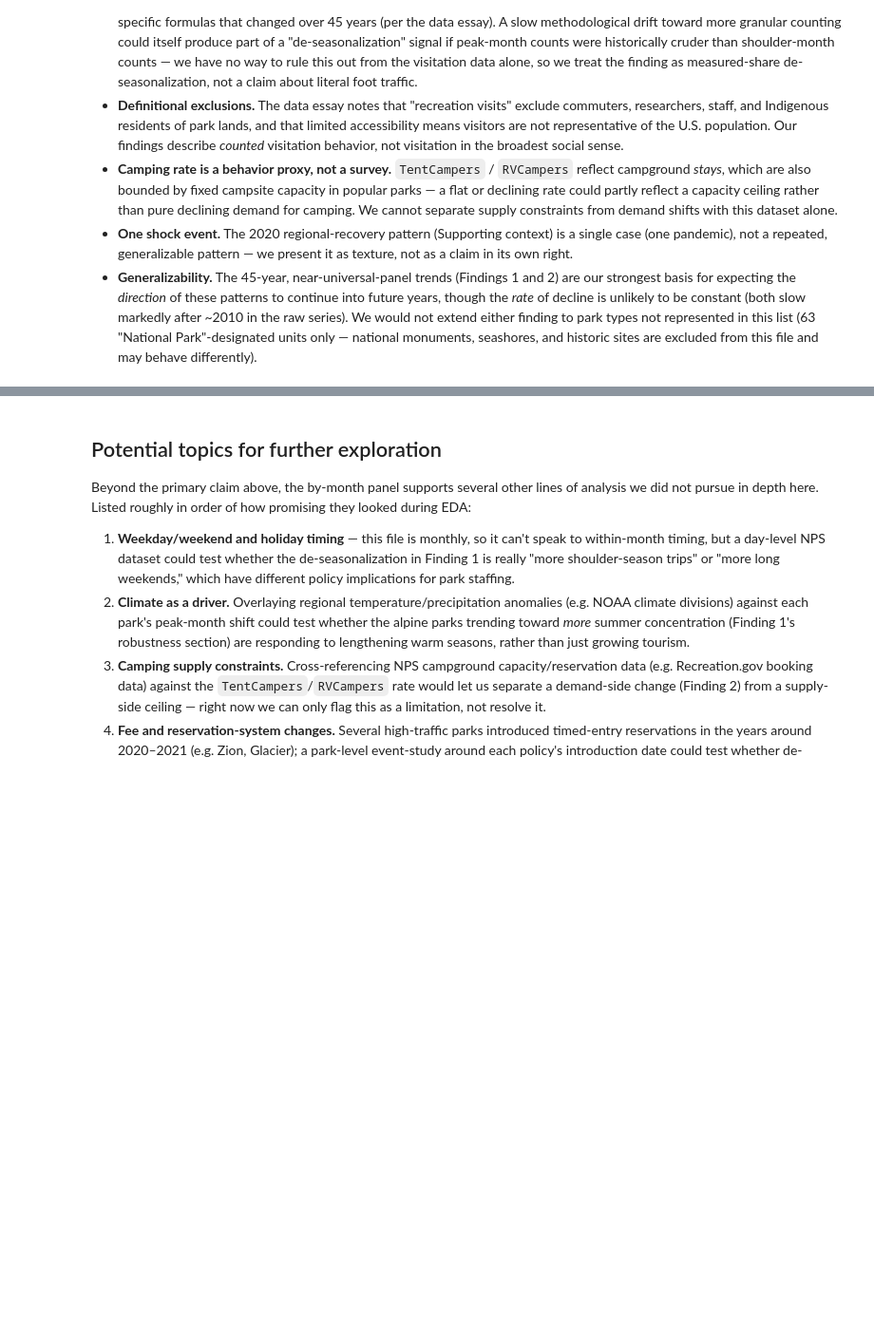
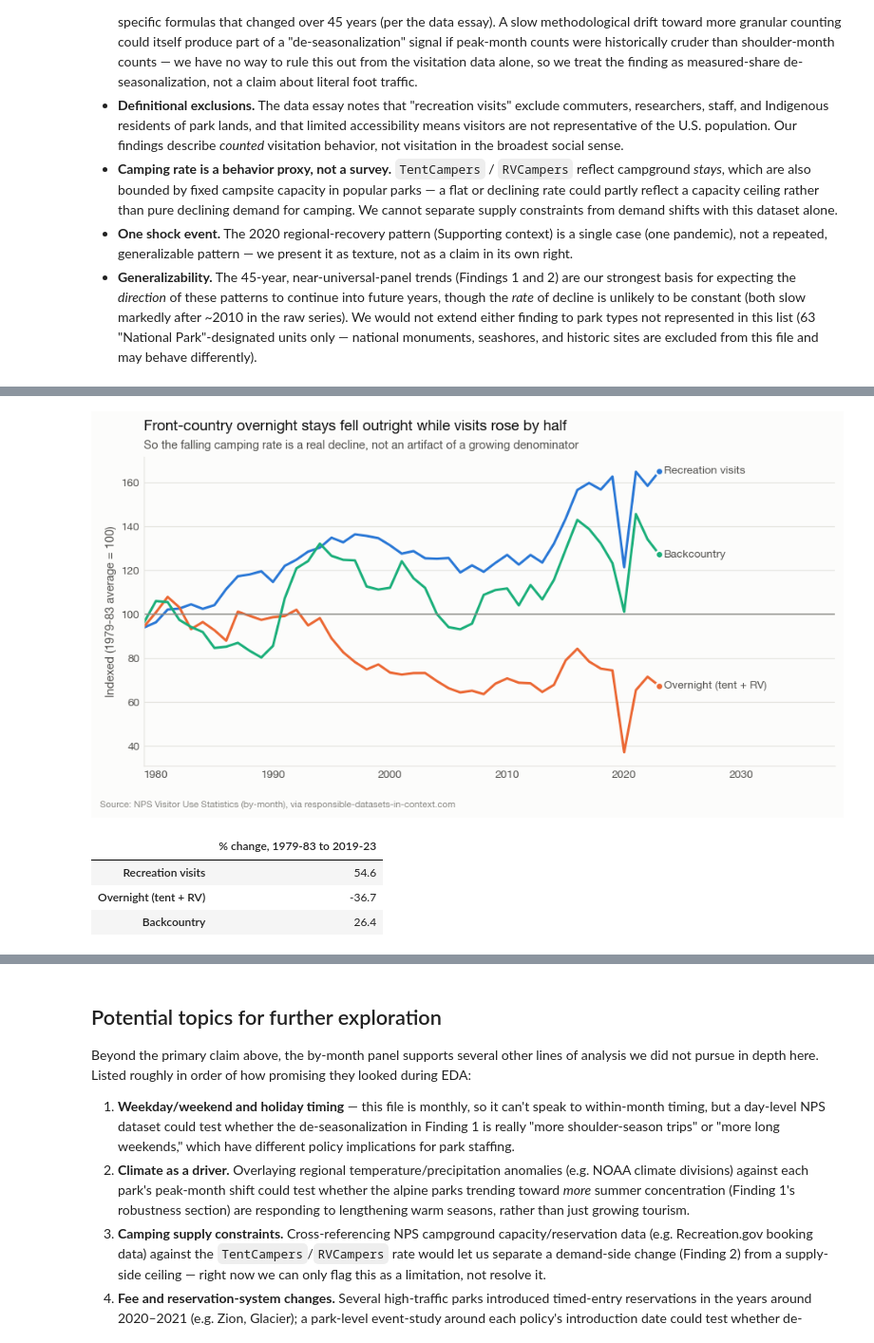
Before and after one commit to sikandaral/SI_699_mini_project, a Jupyter notebook: notebooks/sikandar_eda.ipynb, the cells around one changed output, grey strips where cells are left out. Shown at 95% size. Drawn from its saved outputs; the diff is of its cells as text; code cells hidden in the pictures; blank space fills up the shorter version.

```diff
--- a/notebooks/sikandar_eda.ipynb
+++ b/notebooks/sikandar_eda.ipynb
@@ -710,0 +697,29 @@ visits already), so the same measures might behave quite differently there.
+# %%
+annual_tot = df.groupby("Year")[["RecreationVisits", "TentCampers", "RVCampers", "Backcountry"]].sum()
+annual_tot["Overnight (tent + RV)"] = annual_tot.TentCampers + annual_tot.RVCampers
+absolute = annual_tot[["RecreationVisits", "Overnight (tent + RV)", "Backcountry"]].rename(
+    columns={"RecreationVisits": "Recreation visits"})
+abs_change = (absolute.loc[2019:2023].mean() / absolute.loc[1979:1983].mean() - 1) * 100
+abs_indexed = absolute.div(absolute.loc[1979:1983].mean()) * 100
+
+fig, ax = npviz.new_figure(8.6, 4.4)
+for col, color in zip(abs_indexed.columns, [npviz.BLUE, npviz.ORANGE, npviz.AQUA]):
+    ax.plot(abs_indexed.index, abs_indexed[col], color=color, lw=2)
+    npviz.end_label(ax, abs_indexed.index[-1], abs_indexed[col].iloc[-1], col, color=color)
+ax.axhline(100, color=npviz.TEXT_MUTED, lw=1)
+ax.set_xlim(1979, 2038)
+ax.set_ylabel("Indexed (1979-83 average = 100)")
+npviz.title(ax, "Front-country overnight stays fell outright while visits rose by half",
+            "So the falling camping rate is a real decline, not an artifact of a growing denominator")
+npviz.source_note(fig)
+npviz.save(fig, "12_absolute_overnight")
+plt.tight_layout()
+plt.show()
+
+abs_change.round(1).rename("% change, 1979-83 to 2019-23").to_frame()
+# %% [output]
+[figure, added]
+|  | % change, 1979-83 to 2019-23 |
+| Recreation visits | 54.6 |
+| Overnight (tent + RV) | -36.7 |
+| Backcountry | 26.4 |
```
Also changed, not shown: parts of 31 cells of this notebook.
